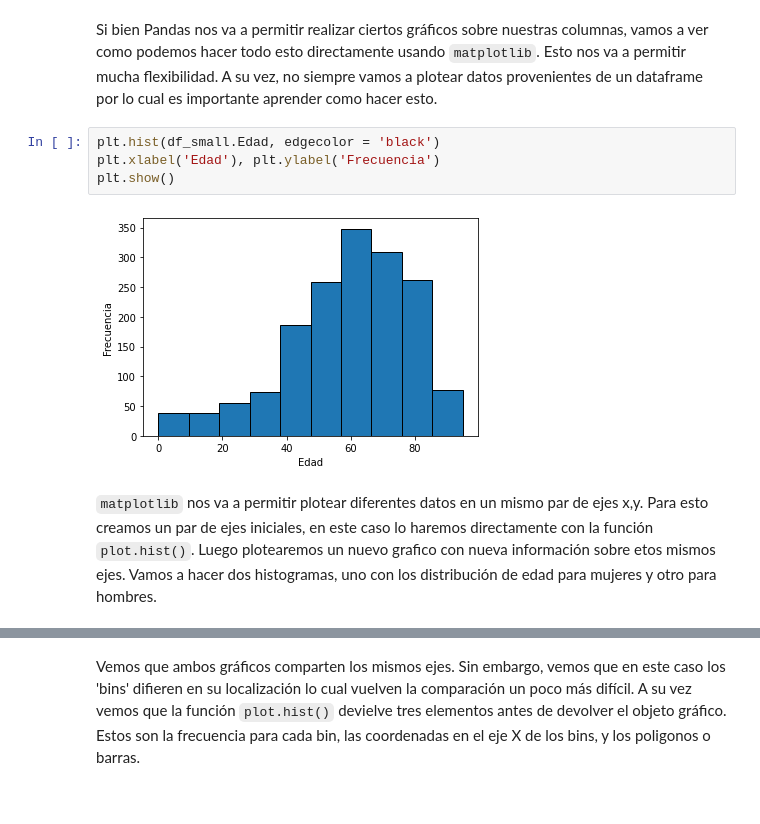
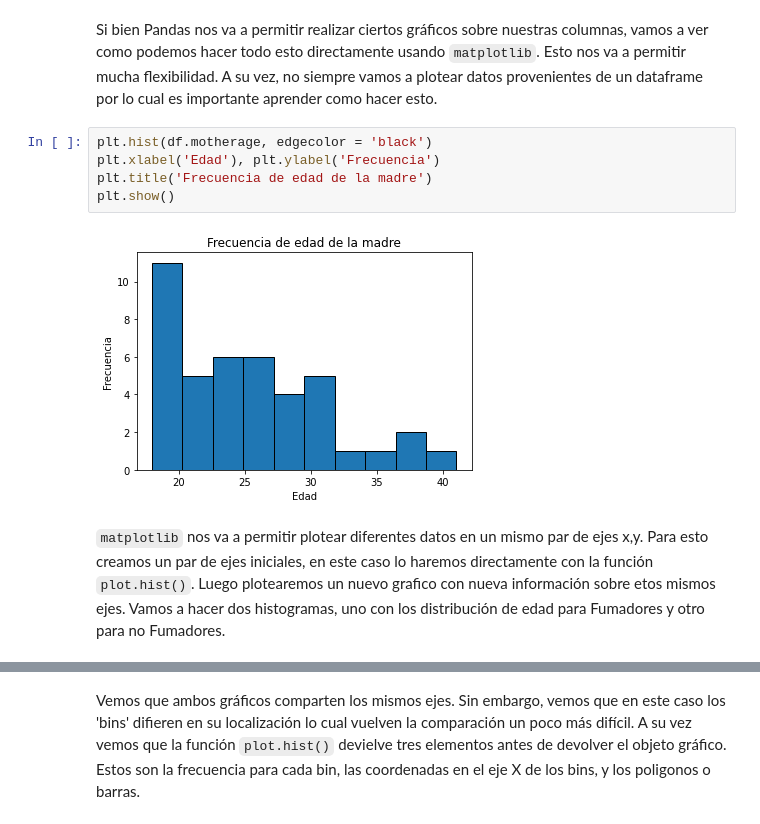
Before and after one commit to cmosquer/jis-2020, a Jupyter notebook: Curso_2.ipynb, the cells around one changed output, grey strips where cells are left out. Drawn from its saved outputs; the diff is of its cells as text.

```diff
--- a/Curso_2.ipynb
+++ b/Curso_2.ipynb
@@ -920,12 +700,13 @@ x = df_small['Edad'].hist()
 # %% [markdown]
 Si bien Pandas nos va a permitir realizar ciertos gráficos sobre nuestras columnas, vamos a ver como podemos hacer todo esto directamente usando `matplotlib`. Esto nos va a permitir mucha flexibilidad. A su vez, no siempre vamos a plotear datos provenientes de un dataframe por lo cual es importante aprender como hacer esto.
 # %%
-plt.hist(df_small.Edad, edgecolor = 'black')
+plt.hist(df.motherage, edgecolor = 'black')
 plt.xlabel('Edad'), plt.ylabel('Frecuencia')
+plt.title('Frecuencia de edad de la madre')
 plt.show()
 # %% [output]
-[figure, old version]
+[figure, new version]
 # %% [markdown]
 `matplotlib` nos va a permitir plotear diferentes datos en un mismo par de ejes x,y. Para esto creamos un par de ejes iniciales, en este caso lo haremos directamente con la función `plot.hist()`. Luego plotearemos un nuevo grafico con nueva información sobre etos mismos ejes.
-Vamos a hacer dos histogramas, uno con los distribución de edad para mujeres y otro para hombres.
+Vamos a hacer dos histogramas, uno con los distribución de edad para Fumadores y otro para no Fumadores.
 # %%
```
Also changed, not shown: parts of 277 cells of this notebook, 1 other file.
